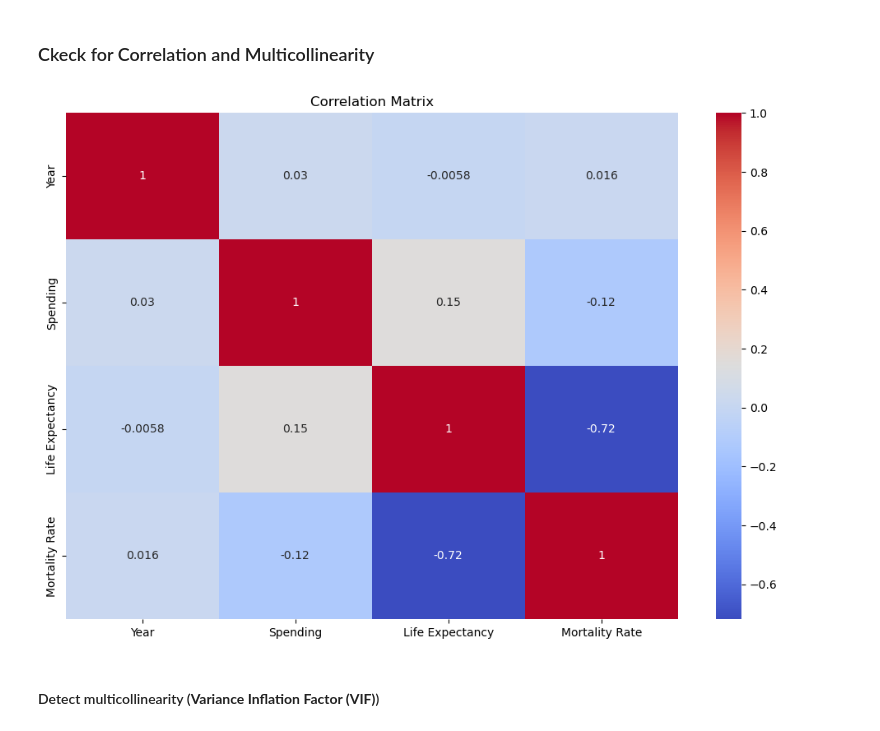
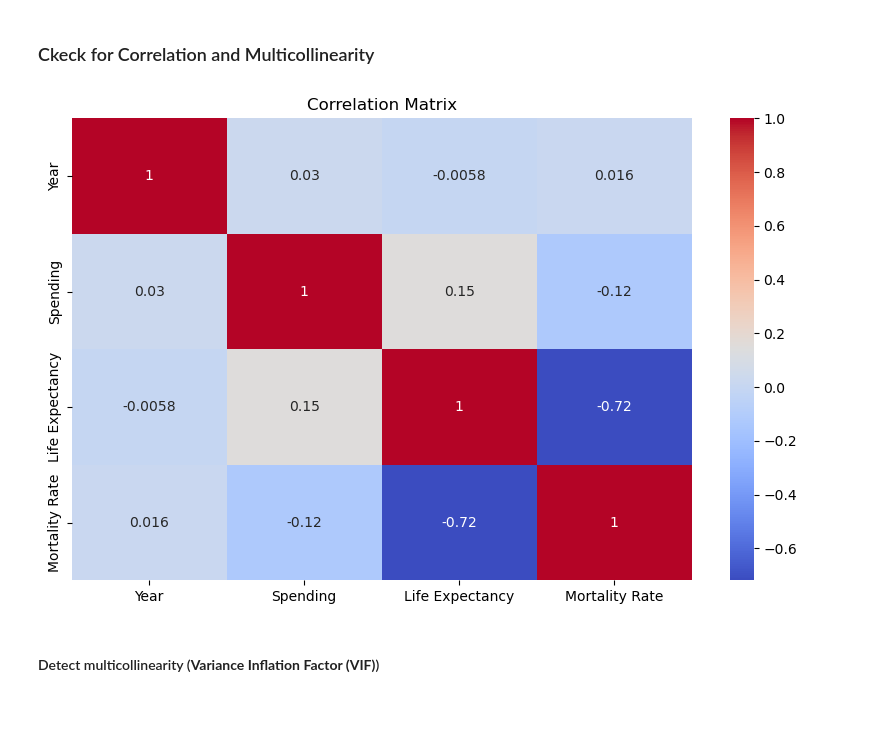
Before and after one commit to hejazn86/EU_healthcare_spending_analysis, a Jupyter notebook: notebooks/02_statistical_analysis.ipynb, the cells around one changed output. Cells and saved outputs as stored; diff of their text form; code cells hidden in the pictures.

```diff
--- a/notebooks/02_statistical_analysis.ipynb
+++ b/notebooks/02_statistical_analysis.ipynb
@@ -13,4 +13,4 @@ import statsmodels.formula.api as smf
 # %%
-merged_data = pd.read_csv('C:/Users/39351/github/Eu_healthcare_spending_analysis/data/cleaned/merged_eu_health_data.csv')
+merged_data = pd.read_csv('data/cleaned/merged_eu_health_data.csv')
 # merged_data.head()
 # %% [markdown]
@@ -152,14 +144,13 @@ plt.show()
 # %% [markdown]
 ### Ckeck for Correlation and Multicollinearity
 # %%
-merged_data.drop(columns=['Unnamed: 0'], inplace=True)
 corr = merged_data.corr(numeric_only=True)
-plt.figure(figsize=(12, 8))
+plt.figure(figsize=(10, 6))
 sns.heatmap(corr, annot=True, cmap='coolwarm')
 plt.title("Correlation Matrix")
 plt.show()
 # %% [output]
-[figure, old version]
+[figure, new version]
 # %% [markdown]
 ####  Detect multicollinearity (**Variance Inflation Factor (VIF)**)
 # %%
```
Also changed, not shown: parts of 32 cells of this notebook.
